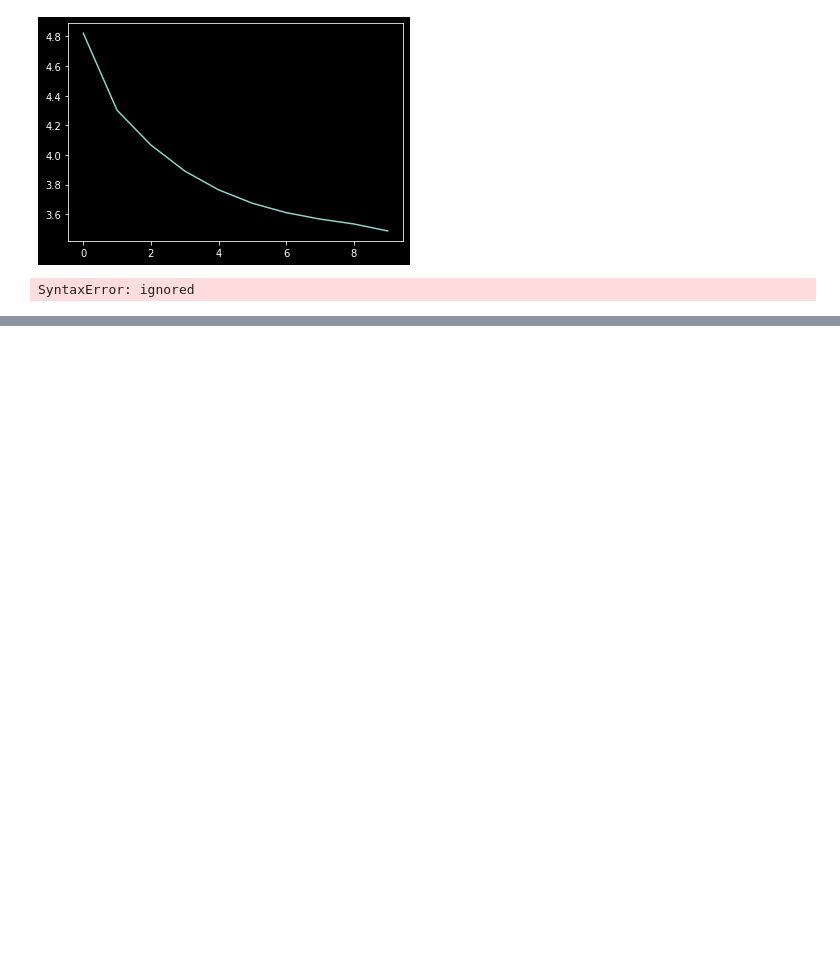
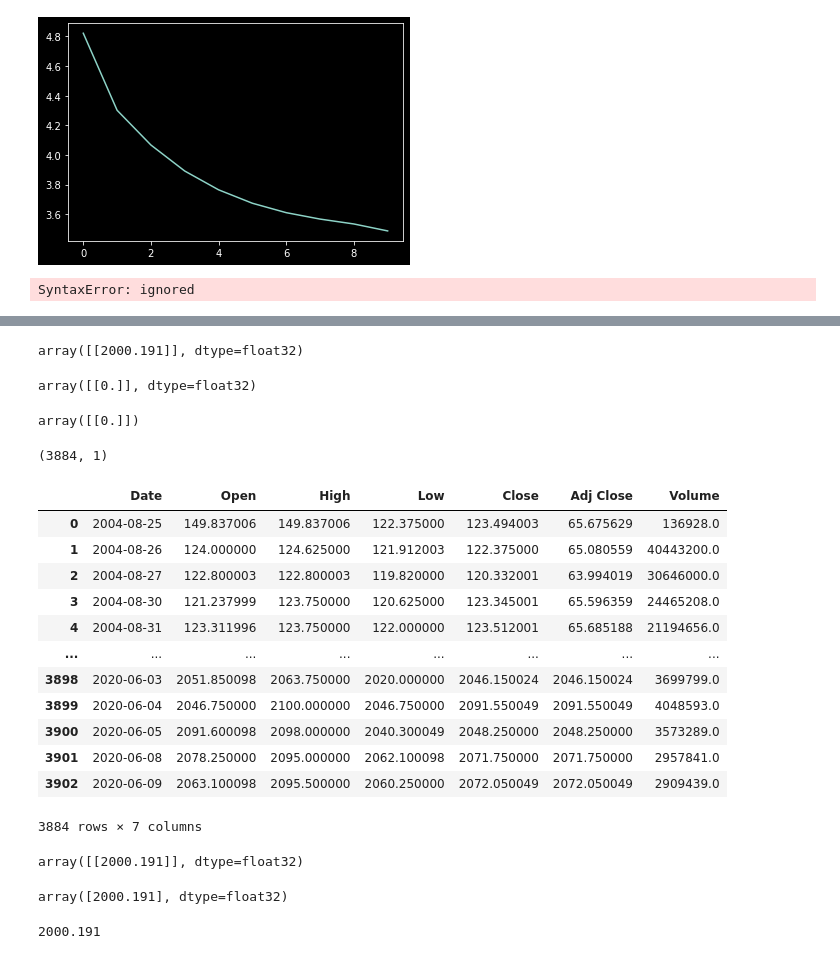
Before and after one commit to iamtatha/Data_Science, a Jupyter notebook: stock_pred.ipynb, the cells around one changed output, grey strips where cells are left out. Saved outputs shown, nothing was run; the diff lists cells and outputs as text; code cells hidden in the pictures; blank space fills up the shorter version.

```diff
--- a/stock_pred.ipynb
+++ b/stock_pred.ipynb
@@ -239,0 +409,4 @@ SyntaxError: ignored
+# %%
+predict
+# %% [output]
+array([[2000.191]], dtype=float32)
@@ -239,0 +415,40 @@ SyntaxError: ignored
+# %%
+scaled_data
+# %% [output]
+array([[0.]], dtype=float32)
+# %%
+scaler.fit_transform([[2000.191]])
+# %% [output]
+array([[0.]])
+# %%
+dataset.shape
+# %% [output]
+(3884, 1)
+# %%
+df
+# %% [output]
+|  | Date | Open | High | Low | Close | Adj Close | Volume |
+| 0 | 2004-08-25 | 149.837006 | 149.837006 | 122.375000 | 123.494003 | 65.675629 | 136928.0 |
+| 1 | 2004-08-26 | 124.000000 | 124.625000 | 121.912003 | 122.375000 | 65.080559 | 40443200.0 |
+| 2 | 2004-08-27 | 122.800003 | 122.800003 | 119.820000 | 120.332001 | 63.994019 | 30646000.0 |
+| 3 | 2004-08-30 | 121.237999 | 123.750000 | 120.625000 | 123.345001 | 65.596359 | 24465208.0 |
+| 4 | 2004-08-31 | 123.311996 | 123.750000 | 122.000000 | 123.512001 | 65.685188 | 21194656.0 |
+| ... | ... | ... | ... | ... | ... | ... | ... |
+| 3898 | 2020-06-03 | 2051.850098 | 2063.750000 | 2020.000000 | 2046.150024 | 2046.150024 | 3699799.0 |
+| 3899 | 2020-06-04 | 2046.750000 | 2100.000000 | 2046.750000 | 2091.550049 | 2091.550049 | 4048593.0 |
+| 3900 | 2020-06-05 | 2091.600098 | 2098.000000 | 2040.300049 | 2048.250000 | 2048.250000 | 3573289.0 |
+| 3901 | 2020-06-08 | 2078.250000 | 2095.000000 | 2062.100098 | 2071.750000 | 2071.750000 | 2957841.0 |
+| 3902 | 2020-06-09 | 2063.100098 | 2095.500000 | 2060.250000 | 2072.050049 | 2072.050049 | 2909439.0 |
+3884 rows × 7 columns
+# %%
+predict
+# %% [output]
+array([[2000.191]], dtype=float32)
+# %%
+predict[0]
+# %% [output]
+array([2000.191], dtype=float32)
+# %%
+predict[0][0]
+# %% [output]
+2000.191
```
Also changed, not shown: parts of 30 cells of this notebook.
